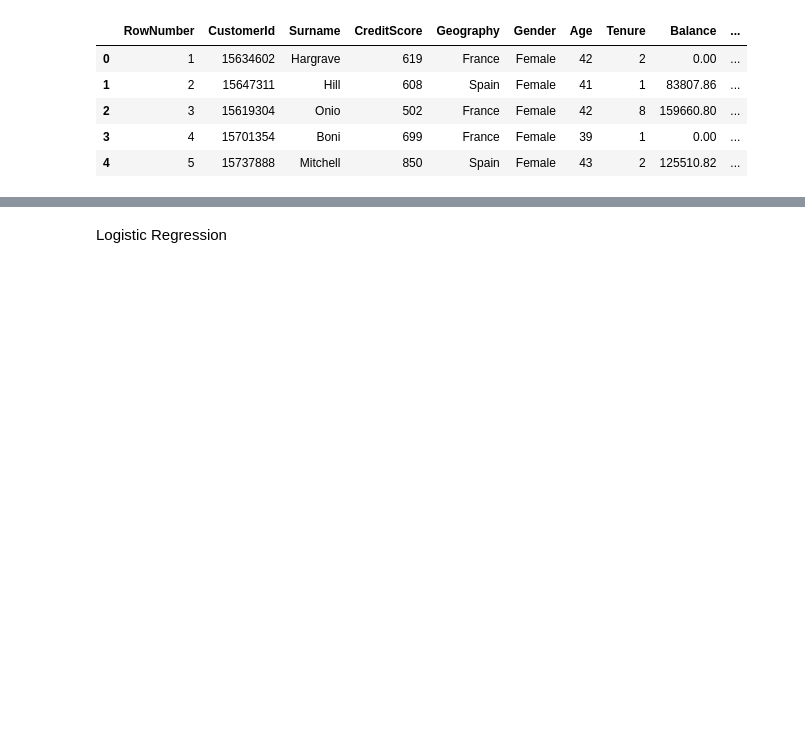
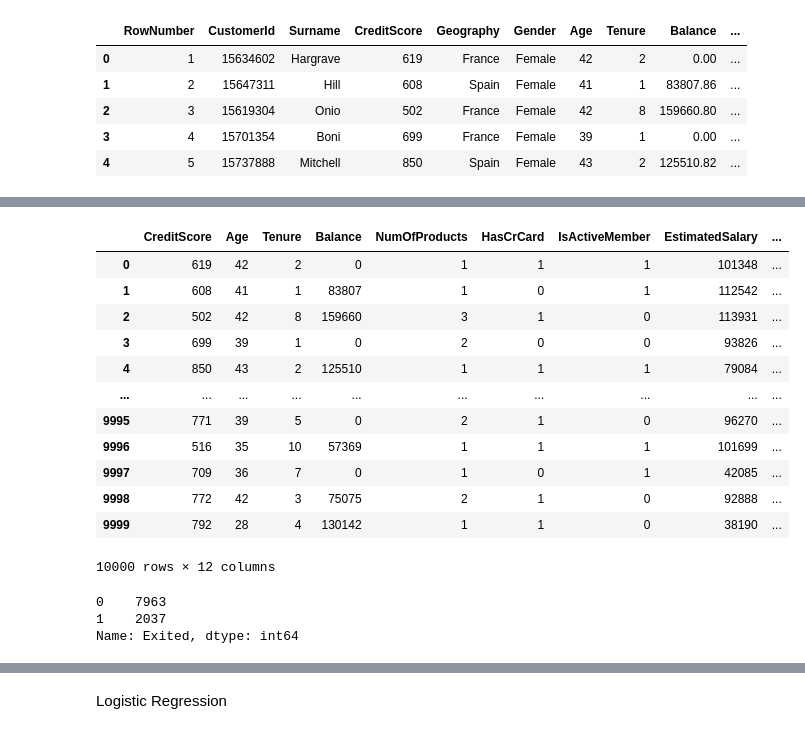
Before and after one commit to Vinithpr2004/CODSOFT, a Jupyter notebook: codsoft_task3.ipynb, the cells around one changed output, grey strips where cells are left out. Drawn from its saved outputs; the diff is of its cells as text; code cells hidden in the pictures; blank space fills up the shorter version.

```diff
--- a/codsoft_task3.ipynb
+++ b/codsoft_task3.ipynb
@@ -42,0 +110,29 @@ df.head()
+# %%
+#changing categorical values to numerical values
+
+df = pd.get_dummies(df,drop_first = True)
+df.head()
+df = df.astype(int)
+df
+# %% [output]
+|  | CreditScore | Age | Tenure | Balance | NumOfProducts | HasCrCard | IsActiveMember | EstimatedSalary | ... |
+| 0 | 619 | 42 | 2 | 0 | 1 | 1 | 1 | 101348 | ... |
+| 1 | 608 | 41 | 1 | 83807 | 1 | 0 | 1 | 112542 | ... |
+| 2 | 502 | 42 | 8 | 159660 | 3 | 1 | 0 | 113931 | ... |
+| 3 | 699 | 39 | 1 | 0 | 2 | 0 | 0 | 93826 | ... |
+| 4 | 850 | 43 | 2 | 125510 | 1 | 1 | 1 | 79084 | ... |
+| ... | ... | ... | ... | ... | ... | ... | ... | ... | ... |
+| 9995 | 771 | 39 | 5 | 0 | 2 | 1 | 0 | 96270 | ... |
+| 9996 | 516 | 35 | 10 | 57369 | 1 | 1 | 1 | 101699 | ... |
+| 9997 | 709 | 36 | 7 | 0 | 1 | 0 | 1 | 42085 | ... |
+| 9998 | 772 | 42 | 3 | 75075 | 2 | 1 | 0 | 92888 | ... |
+| 9999 | 792 | 28 | 4 | 130142 | 1 | 1 | 0 | 38190 | ... |
+10000 rows × 12 columns
+# %%
+#count of Exicited
+
+df['Exited'].value_counts()
+# %% [output]
+0    7963
+1    2037
+Name: Exited, dtype: int64
```
Also changed, not shown: parts of 40 cells of this notebook.
